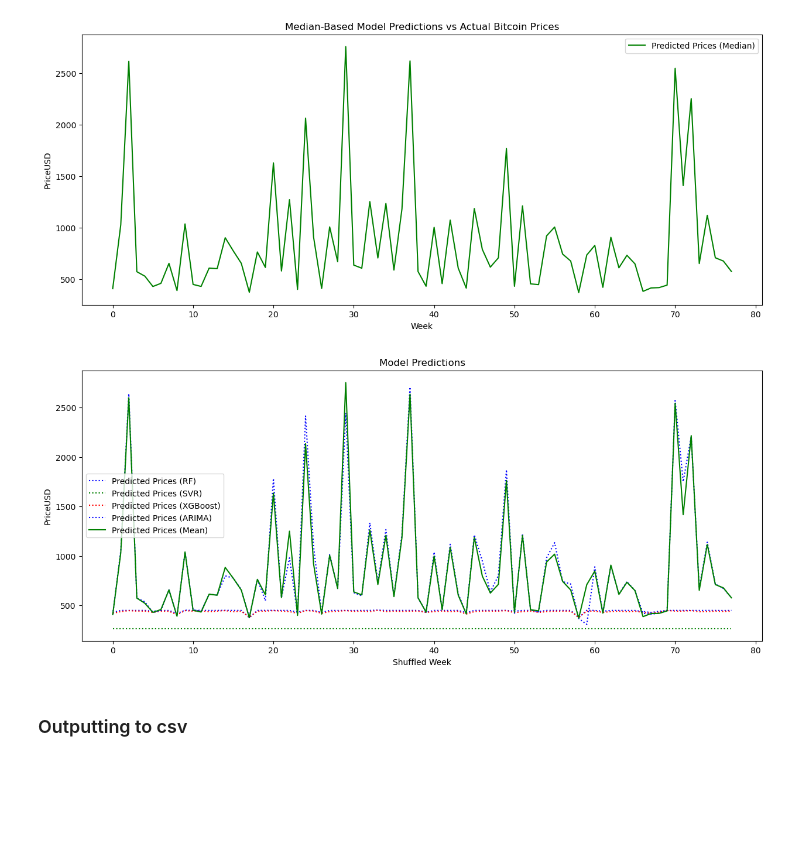
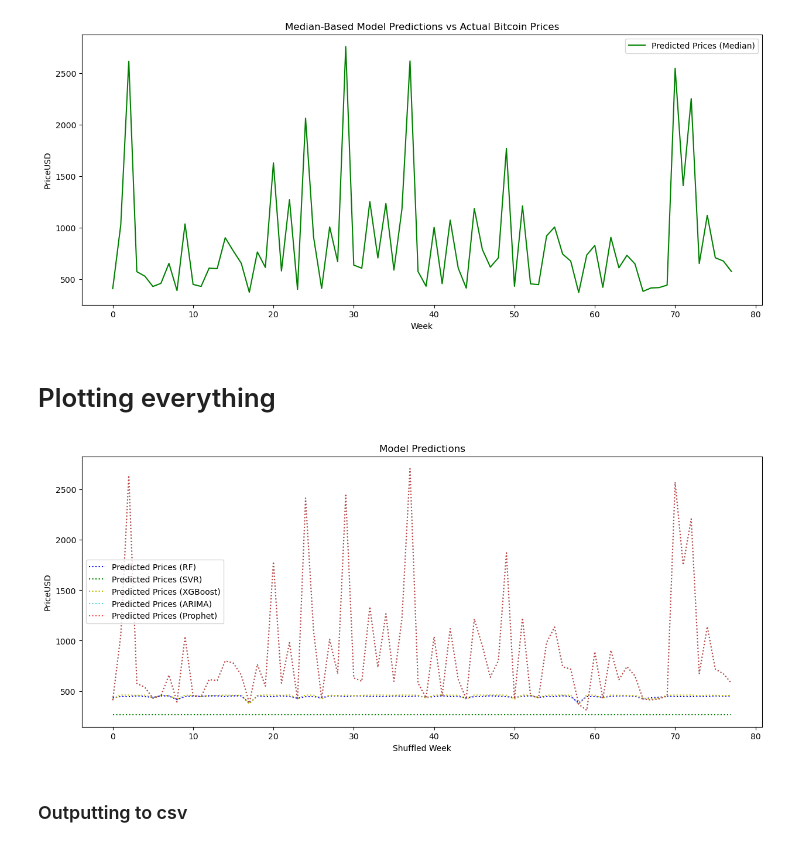
Before and after one commit to fcortesj98/DMBD-Project-2023, a Jupyter notebook: source/price_prediction/price_prediction.ipynb, the cells around one changed output. Saved outputs shown, nothing was run; the diff lists cells and outputs as text; code cells hidden in the pictures; blank space fills up the shorter version.

```diff
--- a/source/price_prediction/price_prediction.ipynb
+++ b/source/price_prediction/price_prediction.ipynb
@@ -47,0 +29,13 @@ RMSE: 10.866391375300616
+# %%
+merged_df['week_mean_price'] = merged_df.groupby('week')['PriceUSD'].transform('mean')
+merged_df['week_max_price'] = merged_df.groupby('week')['PriceUSD'].transform('max')
+merged_df['week_min_price'] = merged_df.groupby('week')['PriceUSD'].transform('min')
+merged_df['week_std_price'] = merged_df.groupby('week')['PriceUSD'].transform('std')
+merged_df['week_range_price'] = merged_df['week_max_price'] - merged_df['week_min_price']
+merged_df['week_start_price'] = merged_df.groupby('week')['PriceUSD'].transform('first')
+merged_df['week_end_price'] = merged_df.groupby('week')['PriceUSD'].transform('last')
+merged_df['week_change_price'] = merged_df['week_end_price'] - merged_df['week_start_price']
+
+merged_df['PriceUSD_next_day'] = merged_df['PriceUSD'].shift(-1)
+merged_df.dropna(inplace=True)
+merged_df
@@ -245,0 +239,10 @@ plt.show()
+# %%
+from prophet import Prophet
+
+external_df['date'] = pd.to_datetime(external_df['year'].astype(str) + '-' + external_df['month'].astype(str) + '-' + external_df['day'].astype(str))
+
+train_df = external_df[['date', 'PriceUSD']]
+train_df.rename(columns={'date': 'ds', 'PriceUSD': 'y'}, inplace=True)
+
+prophet_model = Prophet()
+prophet_model.fit(train_df)
@@ -317,4 +368,13 @@ by_actor_agg_infer = by_actor_df_infer.groupby(['week', 'weekday']).sum()[['rece
 merged_df_infer = external_df_infer.merge(global_df_infer[['week', 'weekday', 'nb_transactions', 'total_sent_satoshi', 'mean_feeUSD']], on=['week', 'weekday'], how='left')
 merged_df_infer = merged_df_infer.merge(by_actor_agg_infer, on=['week', 'weekday'], how='left')
 
+merged_df_infer['week_mean_price'] = merged_df_infer.groupby('week')['PriceUSD'].transform('mean')
+merged_df_infer['week_max_price'] = merged_df_infer.groupby('week')['PriceUSD'].transform('max')
+merged_df_infer['week_min_price'] = merged_df_infer.groupby('week')['PriceUSD'].transform('min')
+merged_df_infer['week_std_price'] = merged_df_infer.groupby('week')['PriceUSD'].transform('std')
+merged_df_infer['week_range_price'] = merged_df_infer['week_max_price'] - merged_df_infer['week_min_price']
+merged_df_infer['week_start_price'] = merged_df_infer.groupby('week')['PriceUSD'].transform('first')
+merged_df_infer['week_end_price'] = merged_df_infer.groupby('week')['PriceUSD'].transform('last')
+merged_df_infer['week_change_price'] = merged_df_infer['week_end_price'] - merged_df_infer['week_start_price']
+
 merged_df_infer.dropna(inplace=True)
@@ -480,20 +586,24 @@ plt.legend()
 plt.show()
 # %% [output]
 [figure]
+# %% [markdown]
+# Plotting everything
 # %%
 plt.figure(figsize=(15, 6))
 plt.plot(inferred_prices_rf, 'b:', label='Predicted Prices (RF)')
 plt.plot(inferred_prices_svr, 'g:', label='Predicted Prices (SVR)')
-plt.plot(inferred_prices_xgbr, 'r:', label='Predicted Prices (XGBoost)')
-plt.plot(inferred_prices_arima, 'b:', label='Predicted Prices (ARIMA)')
-plt.plot(inferred_prices_mean, label='Predicted Prices (Mean)', color='green')
+plt.plot(inferred_prices_xgbr, 'y:', label='Predicted Prices (XGBoost)')
+plt.plot(inferred_prices_arima, 'c:', label='Predicted Prices (ARIMA)', alpha=0.7)
+plt.plot(inferred_prices_arima, 'r:', label='Predicted Prices (Prophet)', alpha=0.7)
+
+#plt.plot(inferred_prices_mean, label='Weekly Means', color='purple', alpha=0.4)
 plt.xlabel('Shuffled Week')
 plt.ylabel('PriceUSD')
 plt.title('Model Predictions')
 plt.legend()
 plt.show()
 # %% [output]
-[figure, old version]
+[figure, new version]
 # %% [markdown]
 ### Outputting to csv
 # %%
```
Also changed, not shown: parts of 31 cells of this notebook.
